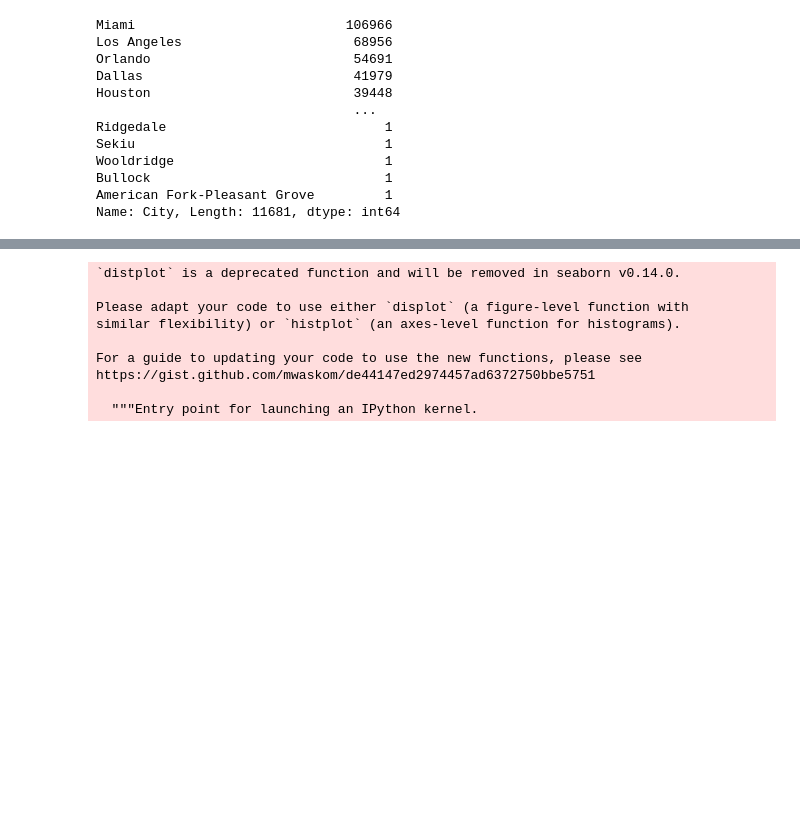
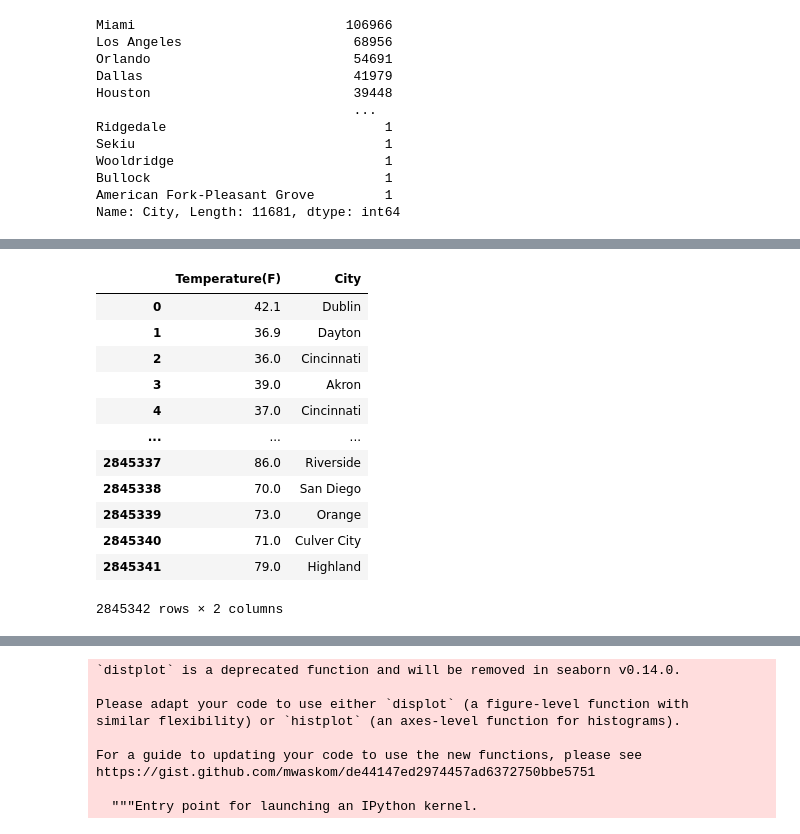
Before and after one commit to chwasiq0569/US-Accidents-Analysis, a Jupyter notebook: us-accidents-analysis.ipynb, the cells around one changed output, grey strips where cells are left out. Cells and saved outputs as stored; diff of their text form; code cells hidden in the pictures; blank space fills up the shorter version.

```diff
--- a/us-accidents-analysis.ipynb
+++ b/us-accidents-analysis.ipynb
@@ -151,0 +159,16 @@ Name: City, Length: 11681, dtype: int64
+# %%
+df[['Temperature(F)', 'City']]
+# %% [output]
+|  | Temperature(F) | City |
+| 0 | 42.1 | Dublin |
+| 1 | 36.9 | Dayton |
+| 2 | 36.0 | Cincinnati |
+| 3 | 39.0 | Akron |
+| 4 | 37.0 | Cincinnati |
+| ... | ... | ... |
+| 2845337 | 86.0 | Riverside |
+| 2845338 | 70.0 | San Diego |
+| 2845339 | 73.0 | Orange |
+| 2845340 | 71.0 | Culver City |
+| 2845341 | 79.0 | Highland |
+2845342 rows × 2 columns
```
Also changed, not shown: parts of 15 cells of this notebook.
